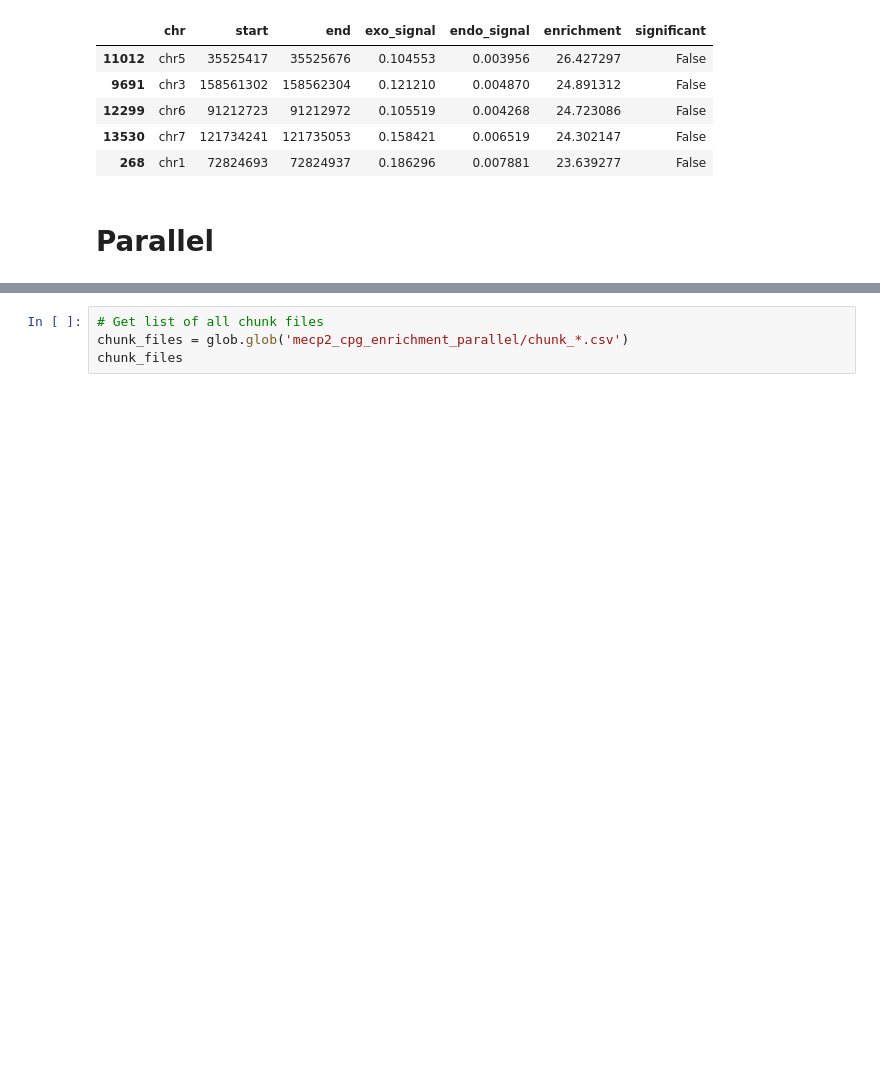
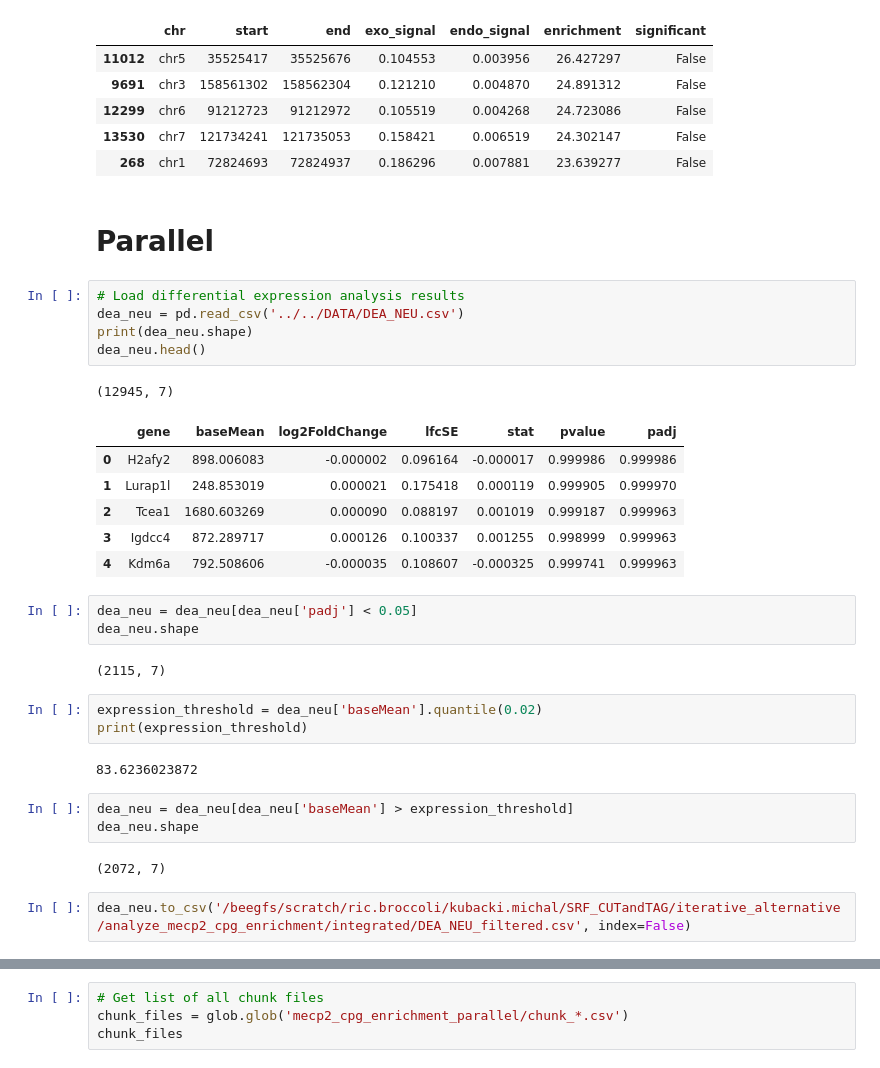
Before and after one commit to michal7kw/SRF_MeCP2_CUTandTAG, a Jupyter notebook: iterative_alternative/analyze_mecp2_cpg_enrichment/analyze_cpg_enrichment.ipynb, the cells around one changed output, grey strips where cells are left out. Drawn from its saved outputs; the diff is of its cells as text; blank space fills up the shorter version.

```diff
--- a/iterative_alternative/analyze_mecp2_cpg_enrichment/analyze_cpg_enrichment.ipynb
+++ b/iterative_alternative/analyze_mecp2_cpg_enrichment/analyze_cpg_enrichment.ipynb
@@ -72,3 +72,33 @@ df_serial.head()
 | 268 | chr1 | 72824693 | 72824937 | 0.186296 | 0.007881 | 23.639277 | False |
 # %% [markdown]
 # Parallel
+# %%
+# Load differential expression analysis results
+dea_neu = pd.read_csv('../../DATA/DEA_NEU.csv')
+print(dea_neu.shape)
+dea_neu.head()
+# %% [output]
+(12945, 7)
+|  | gene | baseMean | log2FoldChange | lfcSE | stat | pvalue | padj |
+| 0 | H2afy2 | 898.006083 | -0.000002 | 0.096164 | -0.000017 | 0.999986 | 0.999986 |
+| 1 | Lurap1l | 248.853019 | 0.000021 | 0.175418 | 0.000119 | 0.999905 | 0.999970 |
+| 2 | Tcea1 | 1680.603269 | 0.000090 | 0.088197 | 0.001019 | 0.999187 | 0.999963 |
+| 3 | Igdcc4 | 872.289717 | 0.000126 | 0.100337 | 0.001255 | 0.998999 | 0.999963 |
+| 4 | Kdm6a | 792.508606 | -0.000035 | 0.108607 | -0.000325 | 0.999741 | 0.999963 |
+# %%
+dea_neu = dea_neu[dea_neu['padj'] < 0.05]
+dea_neu.shape
+# %% [output]
+(2115, 7)
+# %%
+expression_threshold = dea_neu['baseMean'].quantile(0.02)
+print(expression_threshold)
+# %% [output]
+83.6236023872
+# %%
+dea_neu = dea_neu[dea_neu['baseMean'] > expression_threshold]
+dea_neu.shape
+# %% [output]
+(2072, 7)
+# %%
+dea_neu.to_csv('/beegfs/scratch/ric.broccoli/kubacki.michal/SRF_CUTandTAG/iterative_alternative/analyze_mecp2_cpg_enrichment/integrated/DEA_NEU_filtered.csv', index=False)
```
Also changed, not shown: parts of 12 cells of this notebook, 14 other files.
